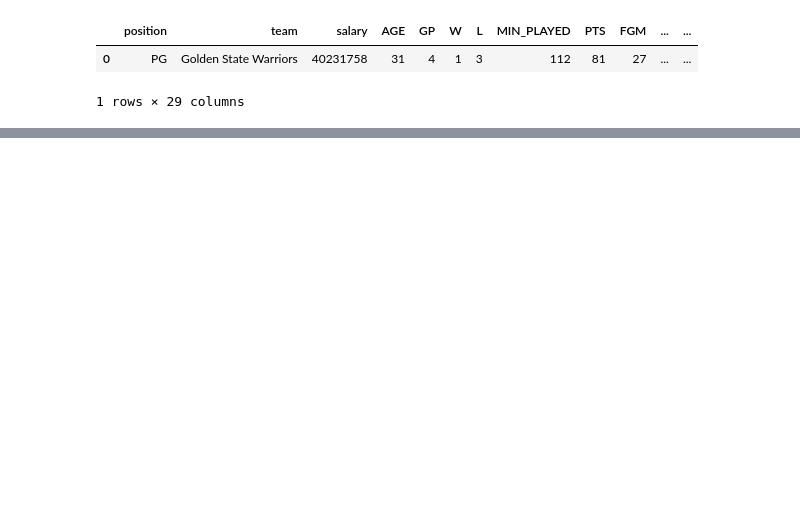
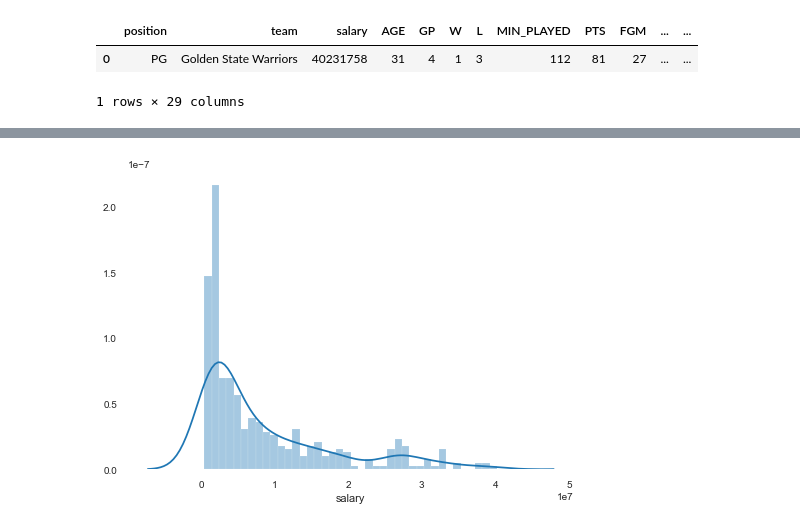
Before and after one commit to jacobpad/jacobpad.github.io, a Jupyter notebook: data/U2_Project_NBA.ipynb, the cells around one changed output, grey strips where cells are left out. Cells and saved outputs as stored; diff of their text form; code cells hidden in the pictures; blank space fills up the shorter version.

```diff
--- a/data/U2_Project_NBA.ipynb
+++ b/data/U2_Project_NBA.ipynb
@@ -119,7 +130,7 @@ df.shape
 ##############################################################################################
 ##############################################################################################
 col_headers_for_general_stats = ['full_name', 'TEAM', 'AGE', 'GP', 'W', 'L', 'MIN_PLAYED', 'PTS', 'FGM', 'FGA',
-       'FG%', 'x_3PM', 'x_3PA', 'x_3P%', 'FTM', 'FTA', 'FT%', 'OREB', 'DREB', 'REB',
+       'FG_PERCENT', 'x_3PM', 'x_3PA', 'x_3P_PERCENT', 'FTM', 'FTA', 'FT_PERCENT', 'OREB', 'DREB', 'REB',
        'AST', 'TOV', 'STL', 'BLK', 'PF', 'FP', 'DD2', 'TD3', 'plus_minus']
 general_stats = pd.read_csv('https://raw.githubusercontent.com/jacobpad/jacobpad.github.io/master/data/nba_player_general_stats_2019-2020.csv',
                            header = None,
@@ -194,4 +208,5 @@ Index(['position', 'team', 'salary', 'AGE', 'GP', 'W', 'L', 'MIN_PLAYED',
 # %%
+# Convert all number columns to actual numbers... int or float
 df['salary'] = df.salary.astype(int)
 df['AGE'] = df.AGE.astype(int)
 df['W'] = df.W.astype(int)
@@ -210,6 +225,13 @@ df['FGM'] = df.FGM.astype(int)
 df['FGA'] = df.FGA.astype(int)
 df['x_3PM'] = df.x_3PM.astype(int)
 df['x_3PA'] = df.x_3PA.astype(int)
-# df['FG%'] = df.FG%.astype(float)
-# df['x_3P%'] = df.x_3P%.astype(float)
+df['FG_PERCENT'] = df.FG_PERCENT.astype(float)
+df['x_3P_PERCENT'] = df.x_3P_PERCENT.astype(float)
+df['FTM'] = df.FTM.astype(int)
+df['FTA'] = df.FTA.astype(int)
+df['PF'] = df.PF.astype(int)
+df['FP'] = df.FP.astype(float)
 df['x_3PA'] = df.x_3PA.astype(int)
+df['DD2'] = df.DD2.astype(int)
+df['TD3'] = df.TD3.astype(int)
+df['FT_PERCENT'] = df.FT_PERCENT.astype(float)
@@ -215,0 +269,5 @@ df['x_3PA'] = df.x_3PA.astype(int)
+# %%
+# See the salary
+sns.distplot(df['salary'], bins=40);
+# %% [output]
+[figure, added]
```
Also changed, not shown: parts of 36 cells of this notebook.
